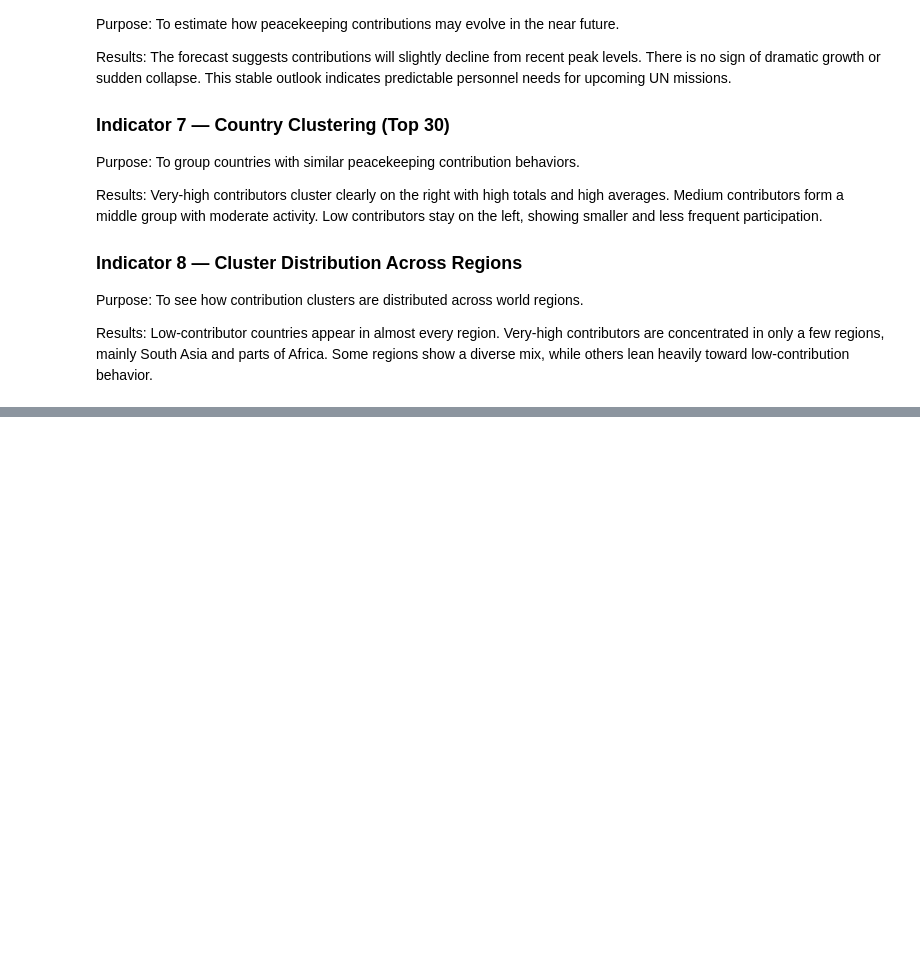
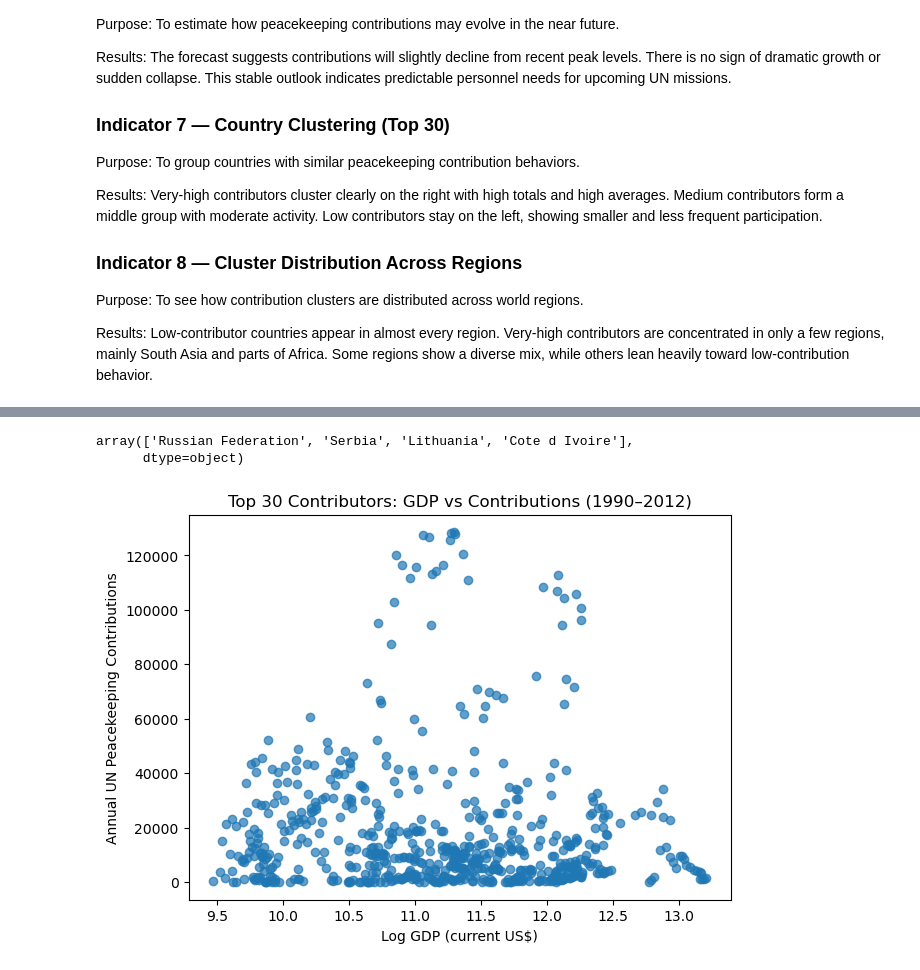
Before and after one commit to NathanG349/Project_programming_in_data_science, a Jupyter notebook: Project.ipynb, the cells around one changed output, grey strips where cells are left out. Drawn from its saved outputs; the diff is of its cells as text; code cells hidden in the pictures; blank space fills up the shorter version.

Commit message:
Add external GDP dataset for peacekeeping analysis

```diff
--- a/Project.ipynb
+++ b/Project.ipynb
@@ -568,0 +571,2 @@ Some regions show a diverse mix, while others lean heavily toward low-contributi
+# %%
+df = load_data("country_level_data.csv")
@@ -568,0 +639,44 @@ Some regions show a diverse mix, while others lean heavily toward low-contributi
+# %%
+merged[merged["gdp"].isna()]["Contributor"].unique()
+# %% [output]
+array(['Russian Federation', 'Serbia', 'Lithuania', 'Cote d Ivoire'],
+      dtype=object)
+# %%
+ignore_countries = {"Russian Federation", "Serbia", "Lithuania", "Cote d Ivoire"}
+
+df["Date"] = pd.to_datetime(df["Date"])
+df["year"] = df["Date"].dt.year
+
+filtered = merged[
+    (~merged["Contributor"].isin(ignore_countries)) &
+    (merged["gdp"].notna()) &
+    (merged["year"].between(1990, 2012))
+].copy()
+
+year_country = (
+    filtered.groupby(["country_gdp", "year"], as_index=False)
+            .agg(un_contrib=("Total Contributions", "sum"),
+                 gdp=("gdp", "mean"))
+            .rename(columns={"country_gdp": "country"})
+)
+# %%
+import numpy as np
+import matplotlib.pyplot as plt
+
+plot_df = year_country.dropna(subset=["gdp", "un_contrib"]).copy()
+plot_df["log_gdp"] = np.log10(plot_df["gdp"])
+
+top30 = (
+    plot_df.groupby("country")["un_contrib"].sum()
+           .sort_values(ascending=False).head(30).index
+)
+plot30 = plot_df[plot_df["country"].isin(top30)]
+
+plt.figure(figsize=(7,5))
+plt.scatter(plot30["log_gdp"], plot30["un_contrib"], alpha=0.7)
+plt.xlabel("Log GDP (current US$)")
+plt.ylabel("Annual UN Peacekeeping Contributions")
+plt.title("Top 30 Contributors: GDP vs Contributions (1990–2012)")
+plt.show()
+# %% [output]
+[figure, added]
```
Also changed, not shown: parts of 5 cells of this notebook.
